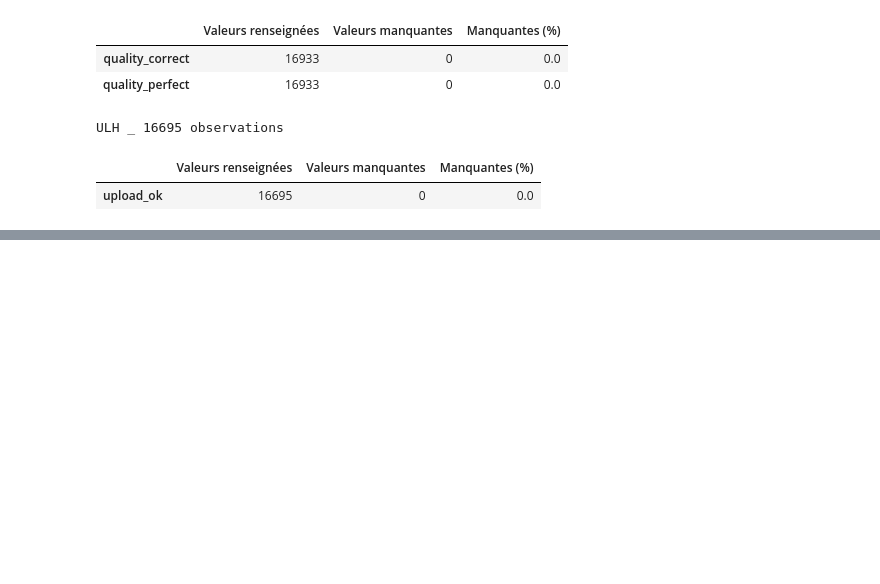
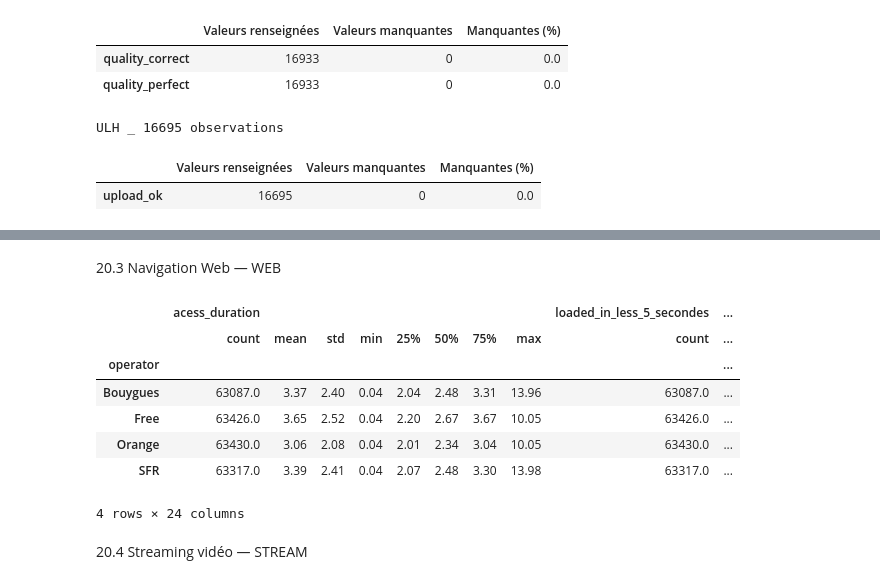
Before and after one commit to SoniaCH613/mobile-network-performance-analysis, a Jupyter notebook: analyses_jupyter/exploration_donnees_01.ipynb, the cells around one changed output, grey strips where cells are left out. Saved outputs shown, nothing was run; the diff lists cells and outputs as text; code cells hidden in the pictures; blank space fills up the shorter version.

Commit message:
completer data exploration et préparer postgree

```diff
--- a/analyses_jupyter/exploration_donnees_01.ipynb
+++ b/analyses_jupyter/exploration_donnees_01.ipynb
@@ -559,0 +648,27 @@ On sélectionne les indicateurs du protocole avec `mesures_protocole[colonnes]`,
+# %% [markdown]
+20.3 Navigation Web — WEB
+# %%
+mesures_web = donnees_completes[
+    donnees_completes["protocole"] == "WEB"
+]
+
+stats_web = mesures_web.groupby("operator")[
+    [
+        "acess_duration",
+        "loaded_in_less_5_secondes",
+        "loaded_in_less_10_secondes"
+    ]
+].describe()
+
+display(stats_web.round(2))
+# %% [output]
+|  | acess_duration |  |  |  |  |  |  |  | loaded_in_less_5_secondes | ... |
+|  | count | mean | std | min | 25% | 50% | 75% | max | count | ... |
+| operator |  |  |  |  |  |  |  |  |  | ... |
+| Bouygues | 63087.0 | 3.37 | 2.40 | 0.04 | 2.04 | 2.48 | 3.31 | 13.96 | 63087.0 | ... |
+| Free | 63426.0 | 3.65 | 2.52 | 0.04 | 2.20 | 2.67 | 3.67 | 10.05 | 63426.0 | ... |
+| Orange | 63430.0 | 3.06 | 2.08 | 0.04 | 2.01 | 2.34 | 3.04 | 10.05 | 63430.0 | ... |
+| SFR | 63317.0 | 3.39 | 2.41 | 0.04 | 2.07 | 2.48 | 3.30 | 13.98 | 63317.0 | ... |
+4 rows × 24 columns
+# %% [markdown]
+20.4 Streaming vidéo — STREAM
```
Also changed, not shown: parts of 27 cells of this notebook.
